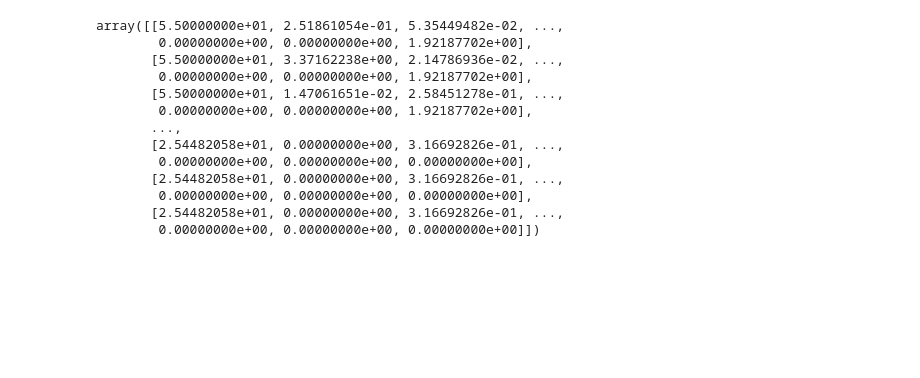
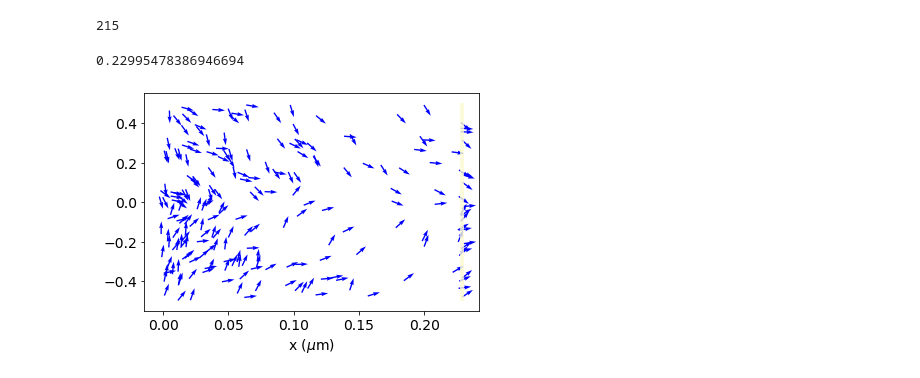
Before and after one commit to jiongyi/postdoc, a Jupyter notebook: actin_assembly/simulation/smith_gelles/2020-05-18-test-smith-gelles.ipynb, the cells around one changed output. Saved outputs shown, nothing was run; the diff lists cells and outputs as text; code cells hidden in the pictures; blank space fills up the shorter version.

```diff
--- a/actin_assembly/simulation/smith_gelles/2020-05-18-test-smith-gelles.ipynb
+++ b/actin_assembly/simulation/smith_gelles/2020-05-18-test-smith-gelles.ipynb
@@ -6,16 +3,17 @@ test_network.calculate_transition_rates()
+# %%
+test_network = Network(total_time=20.0, cp_conc=400.0e-3)
 # %%
-test_network.transition_rate_mat
+test_network.simulate()
-# %% [output]
-array([[5.50000000e+01, 2.51861054e-01, 5.35449482e-02, ...,
-        0.00000000e+00, 0.00000000e+00, 1.92187702e+00],
-       [5.50000000e+01, 3.37162238e+00, 2.14786936e-02, ...,
-        0.00000000e+00, 0.00000000e+00, 1.92187702e+00],
-       [5.50000000e+01, 1.47061651e-02, 2.58451278e-01, ...,
-        0.00000000e+00, 0.00000000e+00, 1.92187702e+00],
-       ...,
-       [2.54482058e+01, 0.00000000e+00, 3.16692826e-01, ...,
-        0.00000000e+00, 0.00000000e+00, 0.00000000e+00],
-       [2.54482058e+01, 0.00000000e+00, 3.16692826e-01, ...,
-        0.00000000e+00, 0.00000000e+00, 0.00000000e+00],
-       [2.54482058e+01, 0.00000000e+00, 3.16692826e-01, ...,
-        0.00000000e+00, 0.00000000e+00, 0.00000000e+00]])
+# %%
+test_network.num_ends
+# %% [output]
+215
+# %%
+test_network.leading_edge_pos
+# %% [output]
+0.22995478386946694
+# %%
+fig1_hand, axes1_hand = test_network.display()
+fig1_hand.savefig('figures/200-nM-capping-protein.png', dpi=600)
+# %% [output]
+[figure, added]
```
Also changed, not shown: parts of 6 cells of this notebook, 6 other files.
